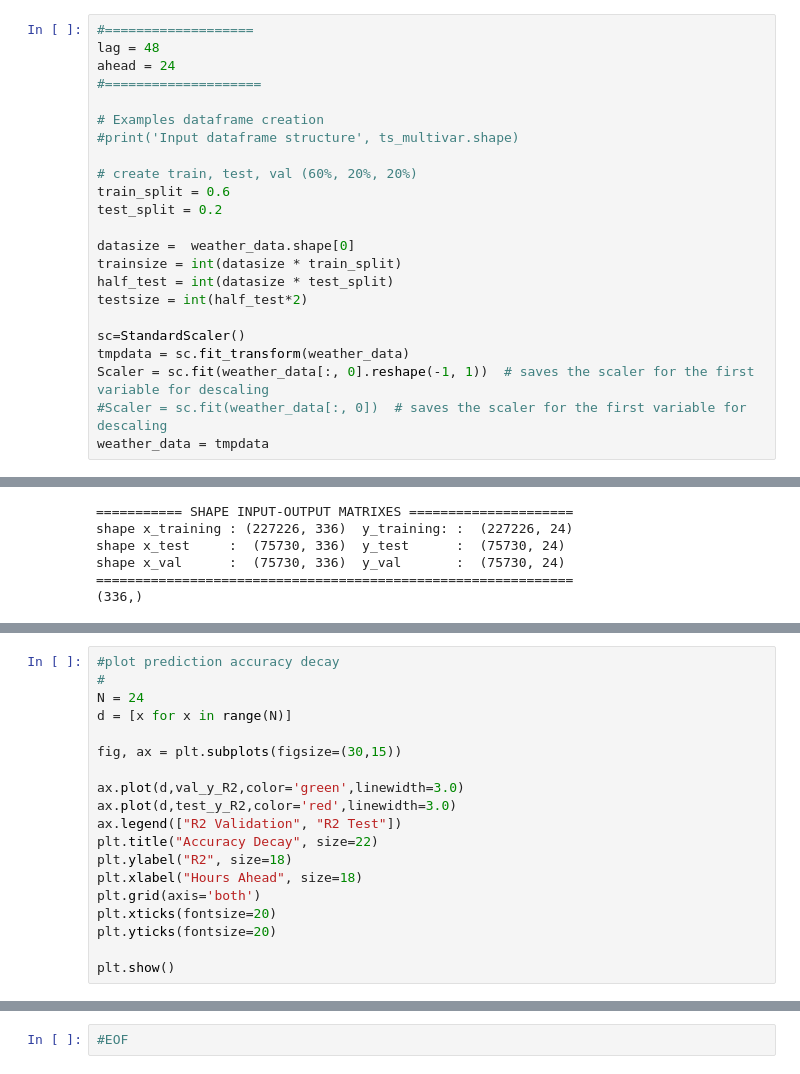
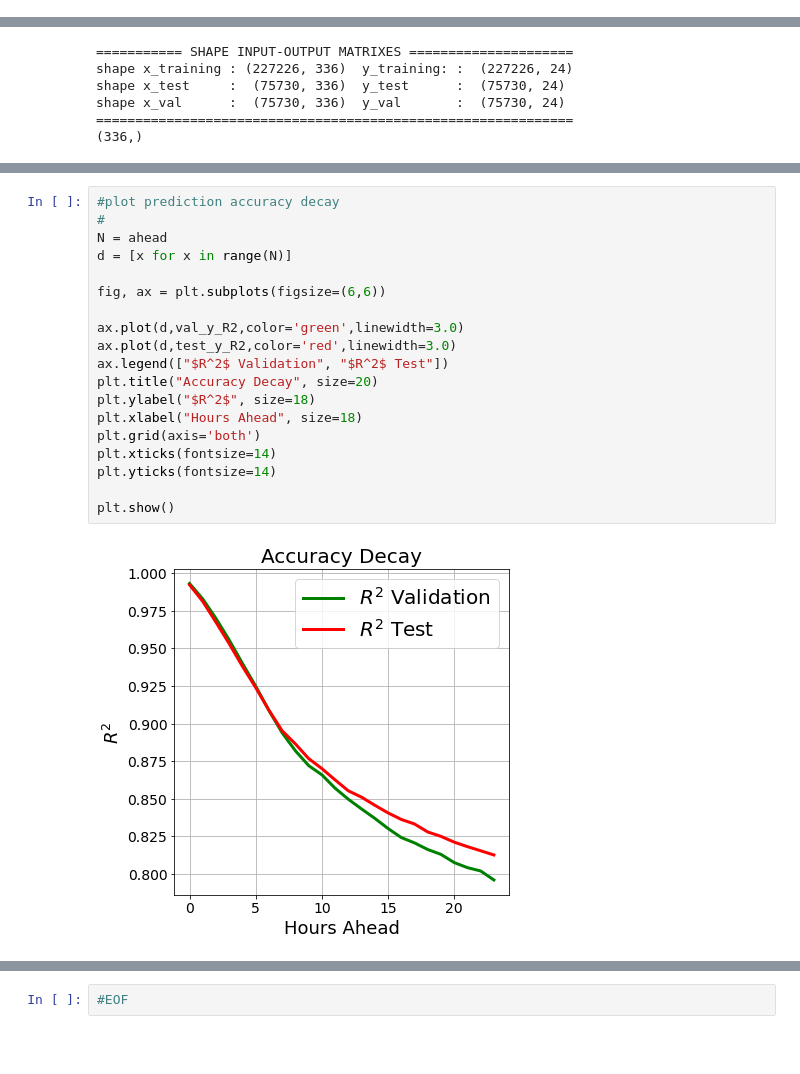
Before and after one commit to castorgit/weather_prediction, a Jupyter notebook: Data_analysis_WeatherYHZ(#v5 Random forest 48h).ipynb, the cells around one changed output, grey strips where cells are left out. Saved outputs shown, nothing was run; the diff lists cells and outputs as text; blank space fills up the shorter version.

```diff
--- a/Data_analysis_WeatherYHZ(#v5 Random forest 48h).ipynb
+++ b/Data_analysis_WeatherYHZ(#v5 Random forest 48h).ipynb
@@ -111,26 +112,3 @@ weather_data = ts_multivar.to_numpy()
 weather_data.shape
 # %% [output]
 (378830, 7)
-# %%
-#===================
-lag = 48
-ahead = 24
-#====================
-
-# Examples dataframe creation
-#print('Input dataframe structure', ts_multivar.shape)
-
-# create train, test, val (60%, 20%, 20%)
-train_split = 0.6
-test_split = 0.2
-
-datasize =  weather_data.shape[0]
-trainsize = int(datasize * train_split)
-half_test = int(datasize * test_split)
-testsize = int(half_test*2)
-
-sc=StandardScaler()
-tmpdata = sc.fit_transform(weather_data)
-Scaler = sc.fit(weather_data[:, 0].reshape(-1, 1))  # saves the scaler for the first variable for descaling
-#Scaler = sc.fit(weather_data[:, 0])  # saves the scaler for the first variable for descaling
-weather_data = tmpdata
@@ -240,22 +249,24 @@ v_yp.shape
 # %%
 #plot prediction accuracy decay
 #
-N = 24
+N = ahead
 d = [x for x in range(N)]
 
-fig, ax = plt.subplots(figsize=(30,15))
+fig, ax = plt.subplots(figsize=(6,6))
 
 ax.plot(d,val_y_R2,color='green',linewidth=3.0)
 ax.plot(d,test_y_R2,color='red',linewidth=3.0)
-ax.legend(["R2 Validation", "R2 Test"])
-plt.title("Accuracy Decay", size=22)
-plt.ylabel("R2", size=18)
+ax.legend(["$R^2$ Validation", "$R^2$ Test"])
+plt.title("Accuracy Decay", size=20)
+plt.ylabel("$R^2$", size=18)
 plt.xlabel("Hours Ahead", size=18)
 plt.grid(axis='both')
-plt.xticks(fontsize=20)
-plt.yticks(fontsize=20)
+plt.xticks(fontsize=14)
+plt.yticks(fontsize=14)
 
 plt.show()
+# %% [output]
+[figure, added]
 # %%
 #plot prediction and ground truth
 # Let's do it for the last 100 days
```
Also changed, not shown: parts of 9 cells of this notebook, 1 other file.
